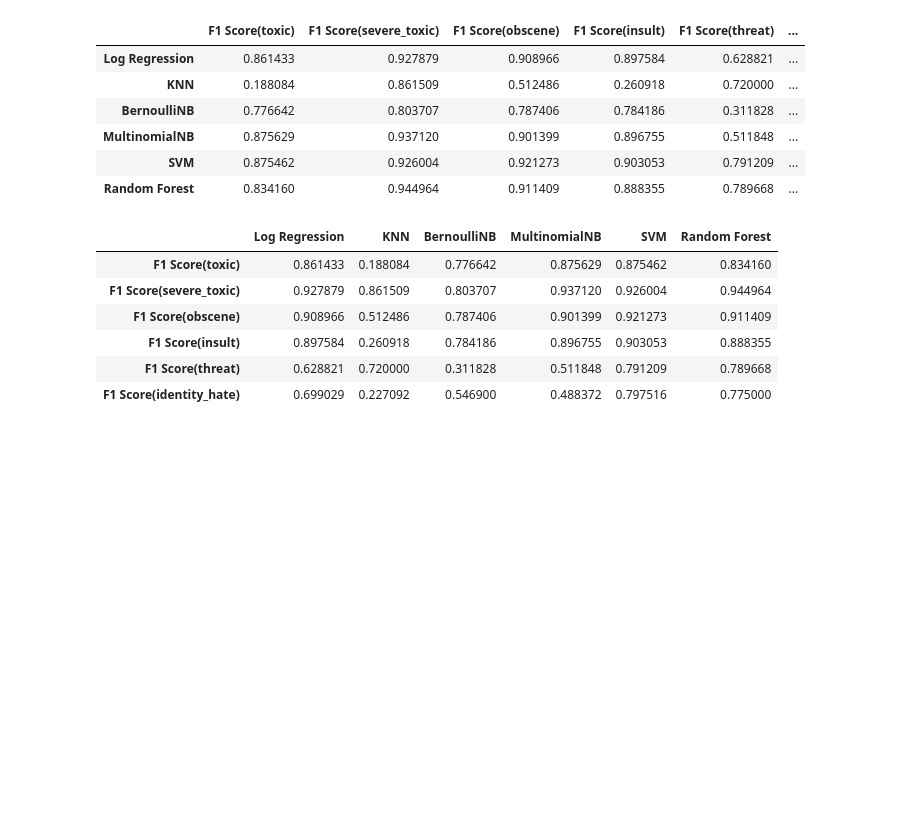
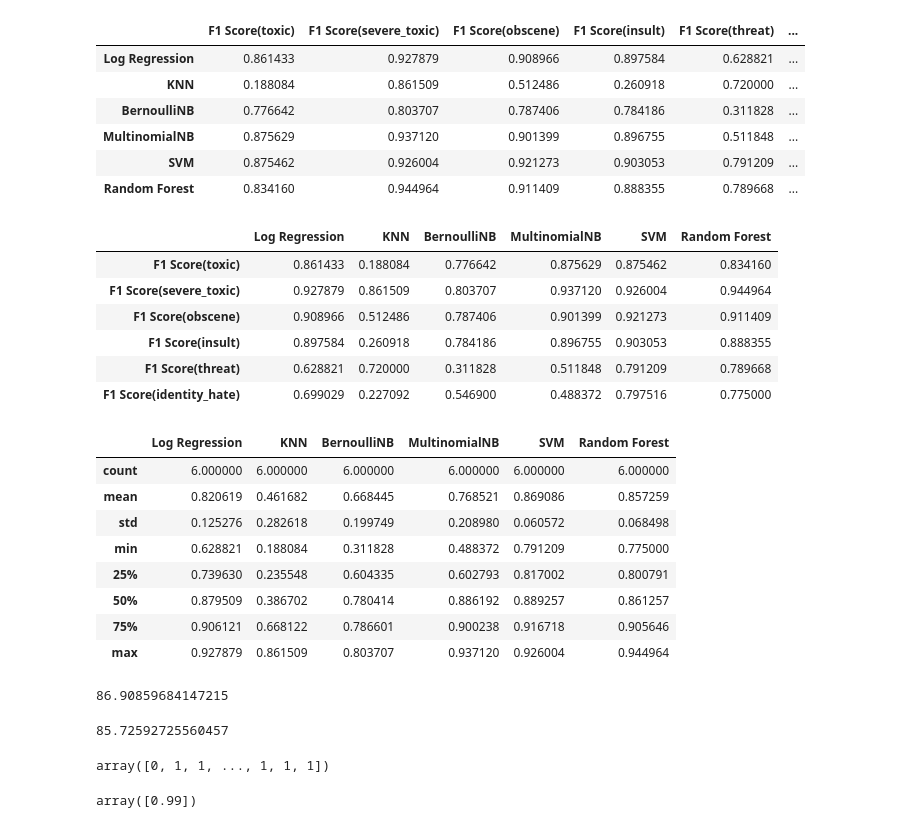
Before and after one commit to amiruddinsaifi/Technocolabs, a Jupyter notebook: toxic comment classification.ipynb, the cells around one changed output. Drawn from its saved outputs; the diff is of its cells as text; code cells hidden in the pictures; blank space fills up the shorter version.

Commit message:
Final Accurecy

```diff
--- a/toxic comment classification.ipynb
+++ b/toxic comment classification.ipynb
@@ -651,6 +651,7 @@ def cv_tf_train_test(df_done,label,vectorizer,ngram):
 
     knn = KNeighborsClassifier(n_neighbors=5)
     knn.fit(X_train_cv1, y_train)
+    print('knn done')
 
     bnb = BernoulliNB()
     bnb.fit(X_train_cv1, y_train)
@@ -662,10 +663,14 @@ def cv_tf_train_test(df_done,label,vectorizer,ngram):
 
     svm_model = LinearSVC()
     svm_model.fit(X_train_cv1, y_train)
+    print("svm done")
 
     randomforest = RandomForestClassifier(n_estimators=100, random_state=42)
     randomforest.fit(X_train_cv1, y_train)
     print('rdf done')
+
+
+
 
     # Create a list of F1 score of all models
     f1_score_data = {'F1 Score':[f1_score(lr.predict(X_test_cv1), y_test), f1_score(knn.predict(X_test_cv1), y_test),
@@ -675,6 +680,32 @@ def cv_tf_train_test(df_done,label,vectorizer,ngram):
     # Create DataFrame with the model names as column labels
     df_f1 = pd.DataFrame(f1_score_data, index=['Log Regression','KNN', 'BernoulliNB', 'MultinomialNB', 'SVM', 'Random Forest'])
 
+    # Cross validation
+    from sklearn.model_selection import cross_val_score
+    cross_validation = cross_val_score(estimator = lr, X = X_train_cv1,y = y_train, cv = 10)
+    #print("Cross validation accuracy of lr_model = ", cross_validation)
+    print("\nCross validation mean accuracy of lr_model = ", cross_validation.mean())
+
+    cross_validation = cross_val_score(estimator = knn, X = X_train_cv1,y = y_train, cv = 10)
+    #print("Cross validation accuracy of knn_model = ", cross_validation)
+    print("\nCross validation mean accuracy of knn_model = ", cross_validation.mean())
+
+    cross_validation = cross_val_score(estimator = bnb, X = X_train_cv1,y = y_train, cv = 10)
+    #print("Cross validation accuracy of bnb_model = ", cross_validation)
+    print("\nCross validation mean accuracy of bnb_model = ", cross_validation.mean())
+
+    cross_validation = cross_val_score(estimator =mnb , X = X_train_cv1,y = y_train, cv = 10)
+    #print("Cross validation accuracy of mnb_model = ", cross_validation)
+    print("\nCross validation mean accuracy of mnb_model = ", cross_validation.mean())
+
+    cross_validation = cross_val_score(estimator = svm_model, X = X_train_cv1,y = y_train, cv = 10)
+    #print("Cross validation accuracy of svm_model = ", cross_validation)
+    print("\nCross validation mean accuracy of svm_model = ", cross_validation.mean())
+
+    cross_validation = cross_val_score(estimator = randomforest, X = X_train_cv1,y = y_train, cv = 10)
+    #print("Cross validation accuracy of randomforest_model = ", cross_validation)
+    print("\nCross validation mean accuracy of randomforest_model = ", cross_validation.mean())
+
     return df_f1
 # %%
 import time
@@ -873,3 +1005,52 @@ f1_all_trp
 | F1 Score(insult) | 0.897584 | 0.260918 | 0.784186 | 0.896755 | 0.903053 | 0.888355 |
 | F1 Score(threat) | 0.628821 | 0.720000 | 0.311828 | 0.511848 | 0.791209 | 0.789668 |
 | F1 Score(identity_hate) | 0.699029 | 0.227092 | 0.546900 | 0.488372 | 0.797516 | 0.775000 |
+# %%
+f1_all_trp.describe()
+# %% [output]
+|  | Log Regression | KNN | BernoulliNB | MultinomialNB | SVM | Random Forest |
+| count | 6.000000 | 6.000000 | 6.000000 | 6.000000 | 6.000000 | 6.000000 |
+| mean | 0.820619 | 0.461682 | 0.668445 | 0.768521 | 0.869086 | 0.857259 |
+| std | 0.125276 | 0.282618 | 0.199749 | 0.208980 | 0.060572 | 0.068498 |
+| min | 0.628821 | 0.188084 | 0.311828 | 0.488372 | 0.791209 | 0.775000 |
+| 25% | 0.739630 | 0.235548 | 0.604335 | 0.602793 | 0.817002 | 0.800791 |
+| 50% | 0.879509 | 0.386702 | 0.780414 | 0.886192 | 0.889257 | 0.861257 |
+| 75% | 0.906121 | 0.668122 | 0.786601 | 0.900238 | 0.916718 | 0.905646 |
+| max | 0.927879 | 0.861509 | 0.803707 | 0.937120 | 0.926004 | 0.944964 |
+# %%
+# we can in the above table the maximum accurecy is given by SVM modal
+f1_all_trp['SVM'].mean()*100
+# %% [output]
+86.90859684147215
+# %%
+f1_all_trp['Random Forest'].mean()*100
+# %% [output]
+85.72592725560457
+# %%
+X = train_tox_done.comment_text
+y = train_tox_done['toxic']
+
+X_train, X_test, y_train, y_test = train_test_split(X, y, test_size=0.3, random_state=42)
+
+# Initiate a Tfidf vectorizer
+tfv = TfidfVectorizer(ngram_range=(1,1), stop_words='english')
+
+X_train_fit = tfv.fit_transform(X_train)  # Convert the X data into a document term matrix dataframe
+X_test_fit = tfv.transform(X_test)  # Converts the X_test comments into Vectorized format
+
+randomforest = RandomForestClassifier(n_estimators=100, random_state=42)
+
+# Train our SVM model with the X training data converted into Count Vectorized format with the Y training data
+randomforest.fit(X_train_fit, y_train)
+randomforest.predict(X_test_fit)
+# %% [output]
+array([0, 1, 1, ..., 1, 1, 1])
+# %%
+# Sample Prediction
+comment1 = ['You piece of shit']
+comment2 = ['What is up garden apple doing']
+
+comment1_vect = tfv.transform(comment1)
+randomforest.predict_proba(comment1_vect)[:,1]
+# %% [output]
+array([0.99])
```
Also changed, not shown: parts of 14 cells of this notebook.
